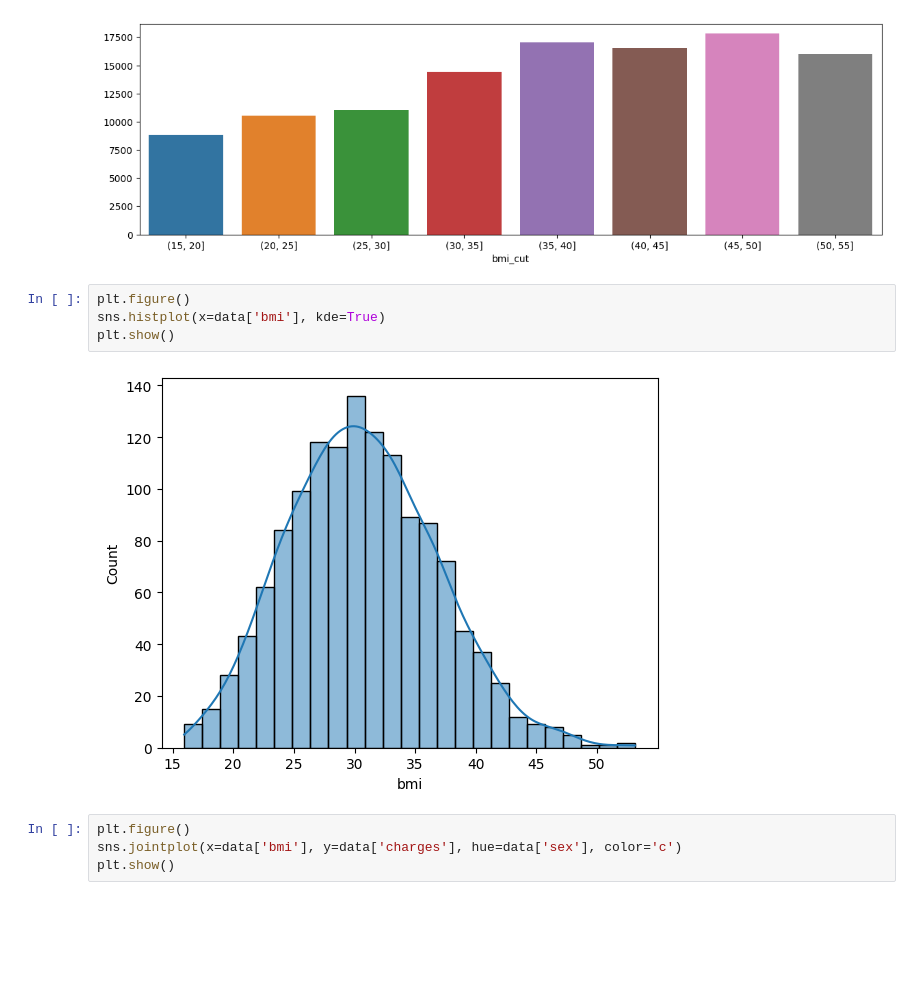
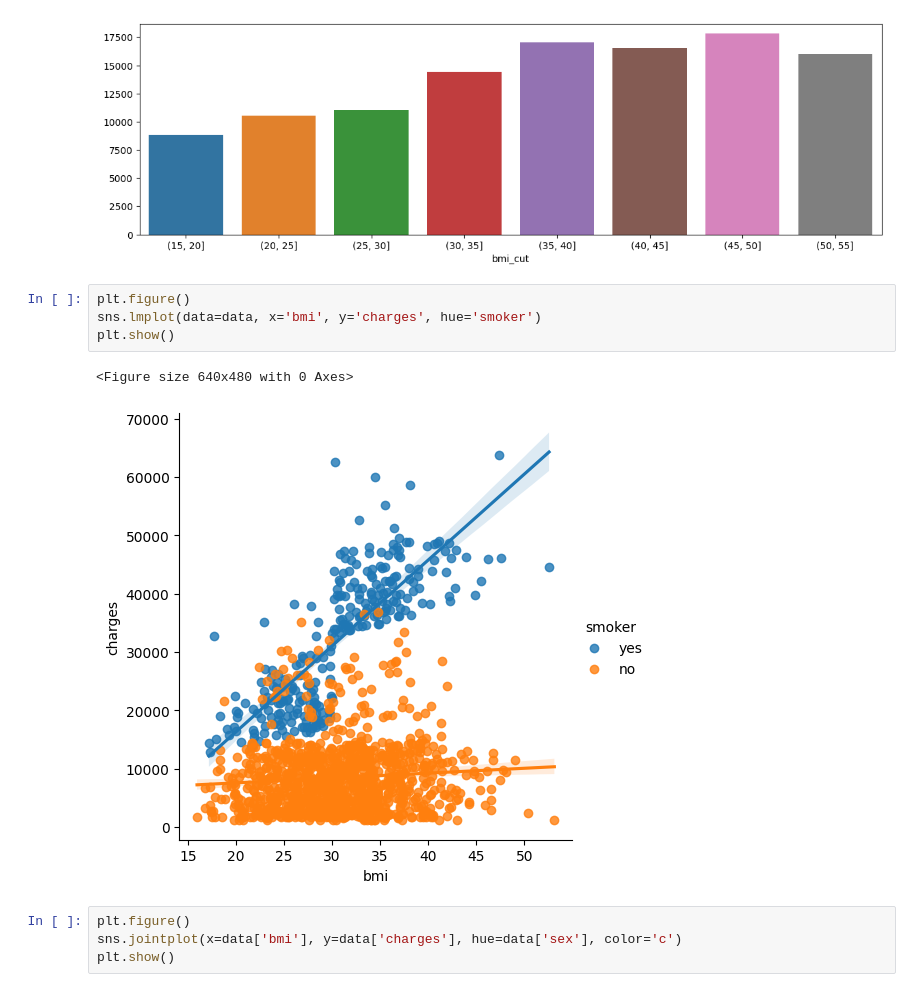
Before and after one commit to johann-wg/Kaggle, a Jupyter notebook: kaggle_medical_cost.ipynb, the cells around one changed output. Cells and saved outputs as stored; diff of their text form; blank space fills up the shorter version.

```diff
--- a/kaggle_medical_cost.ipynb
+++ b/kaggle_medical_cost.ipynb
@@ -64,10 +64,11 @@ plt.show()
 [figure]
 # %%
 plt.figure()
-sns.histplot(x=data['bmi'], kde=True)
+sns.lmplot(data=data, x='bmi', y='charges', hue='smoker')
 plt.show()
 # %% [output]
+<Figure size 640x480 with 0 Axes>
-[figure, old version]
+[figure, new version]
 # %%
 plt.figure()
 sns.jointplot(x=data['bmi'], y=data['charges'], hue=data['sex'], color='c')
```
Also changed, not shown: parts of 13 cells of this notebook.
